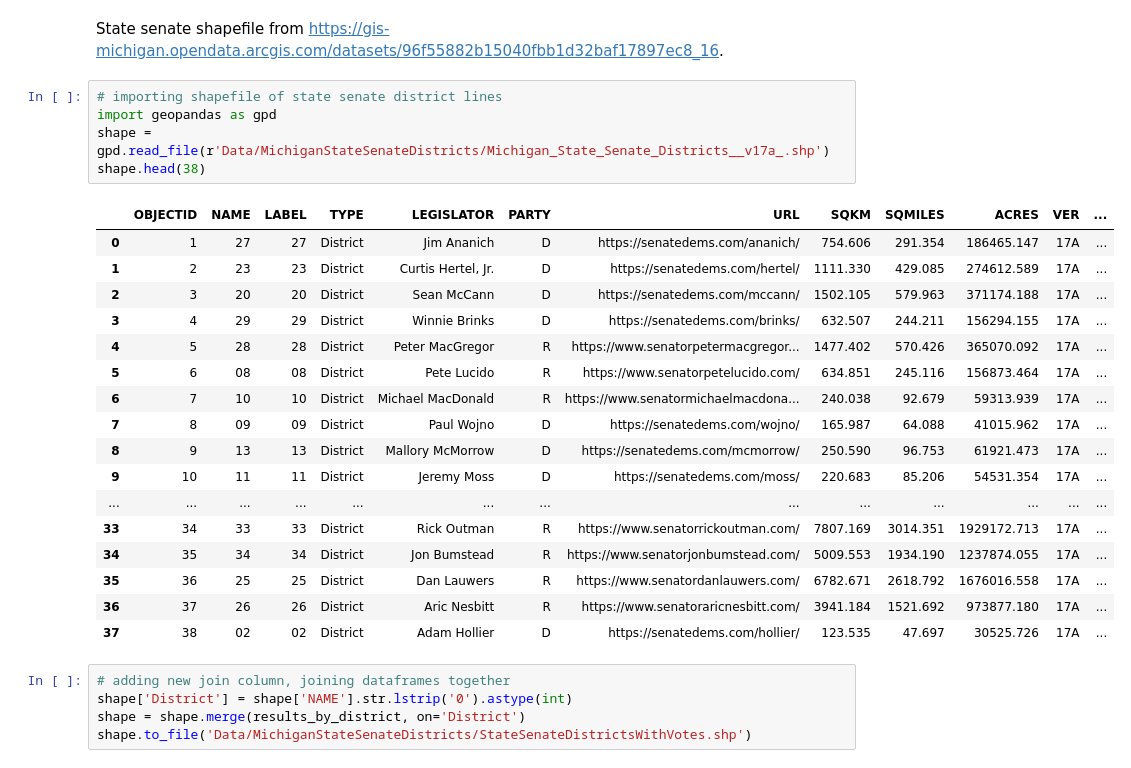
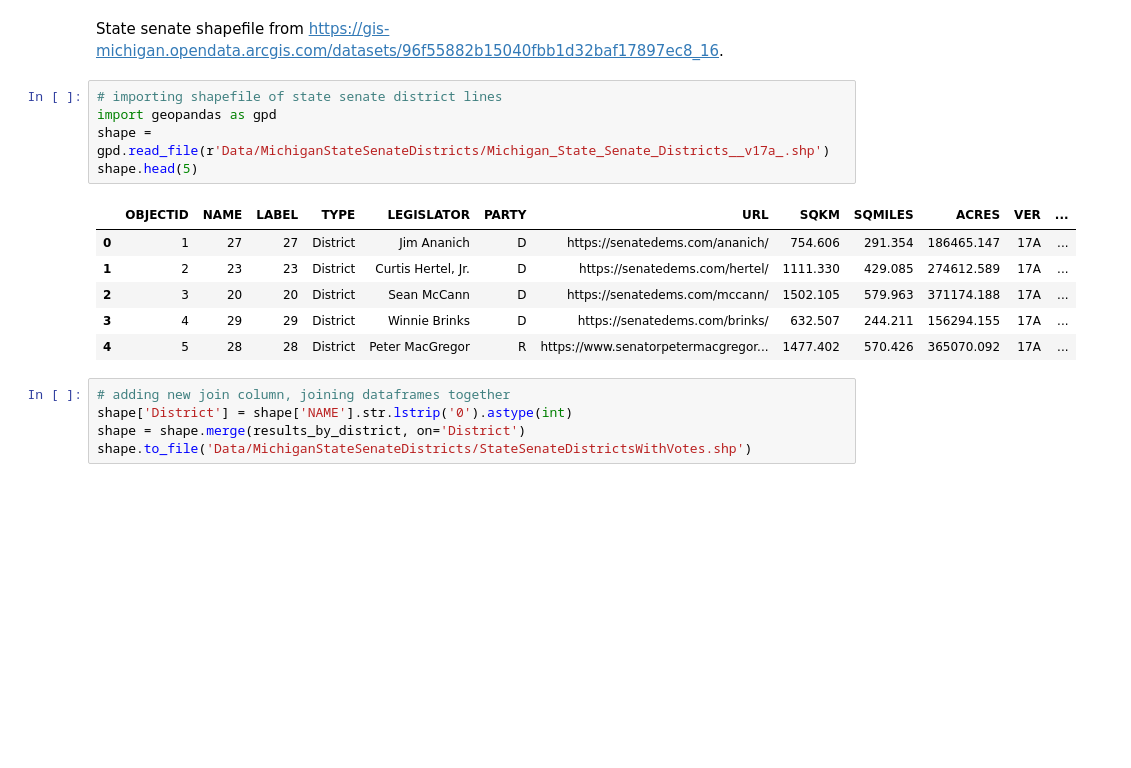
Before and after one commit to klein1ww/2018MichiganStateLegislatureResults, a Jupyter notebook: MichiganStateSenate.ipynb, the cells around one changed output. Drawn from its saved outputs; the diff is of its cells as text; blank space fills up the shorter version.

Commit message:
Updated state senate
Updated state senate script

```diff
--- a/MichiganStateSenate.ipynb
+++ b/MichiganStateSenate.ipynb
@@ -79,26 +68,15 @@ State senate shapefile from https://gis-michigan.opendata.arcgis.com/datasets/96
 # %%
 # importing shapefile of state senate district lines
 import geopandas as gpd
 shape = gpd.read_file(r'Data/MichiganStateSenateDistricts/Michigan_State_Senate_Districts__v17a_.shp')
-shape.head(38)
+shape.head(5)
 # %% [output]
 |  | OBJECTID | NAME | LABEL | TYPE | LEGISLATOR | PARTY | URL | SQKM | SQMILES | ACRES | VER | ... |
 | 0 | 1 | 27 | 27 | District | Jim Ananich | D | https://senatedems.com/ananich/ | 754.606 | 291.354 | 186465.147 | 17A | ... |
 | 1 | 2 | 23 | 23 | District | Curtis Hertel, Jr. | D | https://senatedems.com/hertel/ | 1111.330 | 429.085 | 274612.589 | 17A | ... |
 | 2 | 3 | 20 | 20 | District | Sean McCann | D | https://senatedems.com/mccann/ | 1502.105 | 579.963 | 371174.188 | 17A | ... |
 | 3 | 4 | 29 | 29 | District | Winnie Brinks | D | https://senatedems.com/brinks/ | 632.507 | 244.211 | 156294.155 | 17A | ... |
 | 4 | 5 | 28 | 28 | District | Peter MacGregor | R | https://www.senatorpetermacgregor... | 1477.402 | 570.426 | 365070.092 | 17A | ... |
-| 5 | 6 | 08 | 08 | District | Pete Lucido | R | https://www.senatorpetelucido.com/ | 634.851 | 245.116 | 156873.464 | 17A | ... |
-| 6 | 7 | 10 | 10 | District | Michael MacDonald | R | https://www.senatormichaelmacdona... | 240.038 | 92.679 | 59313.939 | 17A | ... |
-| 7 | 8 | 09 | 09 | District | Paul Wojno | D | https://senatedems.com/wojno/ | 165.987 | 64.088 | 41015.962 | 17A | ... |
-| 8 | 9 | 13 | 13 | District | Mallory McMorrow | D | https://senatedems.com/mcmorrow/ | 250.590 | 96.753 | 61921.473 | 17A | ... |
-| 9 | 10 | 11 | 11 | District | Jeremy Moss | D | https://senatedems.com/moss/ | 220.683 | 85.206 | 54531.354 | 17A | ... |
-| ... | ... | ... | ... | ... | ... | ... | ... | ... | ... | ... | ... | ... |
-| 33 | 34 | 33 | 33 | District | Rick Outman | R | https://www.senatorrickoutman.com/ | 7807.169 | 3014.351 | 1929172.713 | 17A | ... |
-| 34 | 35 | 34 | 34 | District | Jon Bumstead | R | https://www.senatorjonbumstead.com/ | 5009.553 | 1934.190 | 1237874.055 | 17A | ... |
-| 35 | 36 | 25 | 25 | District | Dan Lauwers | R | https://www.senatordanlauwers.com/ | 6782.671 | 2618.792 | 1676016.558 | 17A | ... |
-| 36 | 37 | 26 | 26 | District | Aric Nesbitt | R | https://www.senatoraricnesbitt.com/ | 3941.184 | 1521.692 | 973877.180 | 17A | ... |
-| 37 | 38 | 02 | 02 | District | Adam Hollier | D | https://senatedems.com/hollier/ | 123.535 | 47.697 | 30525.726 | 17A | ... |
 # %%
 # adding new join column, joining dataframes together
 shape['District'] = shape['NAME'].str.lstrip('0').astype(int)
```
Also changed, not shown: parts of 1 cell of this notebook.
